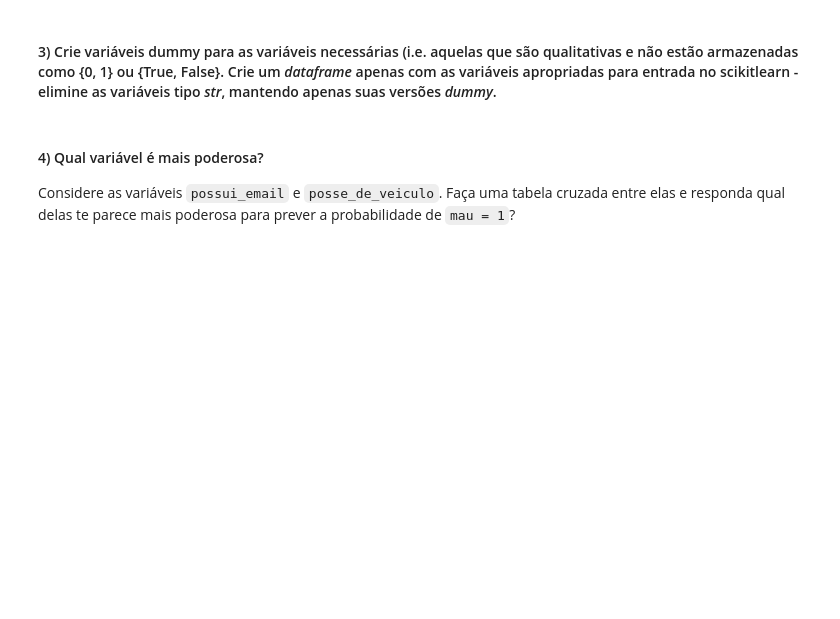
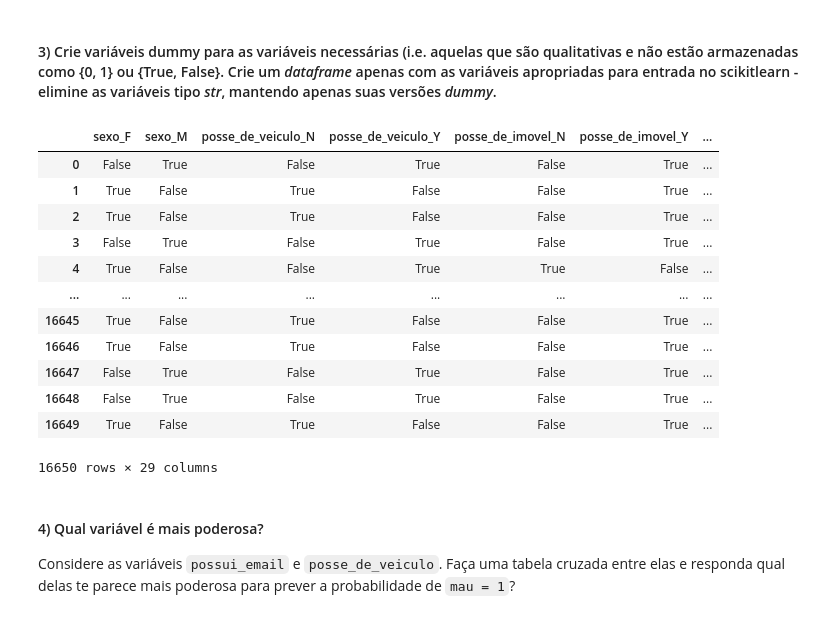
Before and after one commit to MacielGithub/Exercicios_EBAC, a Jupyter notebook: M7_E1.ipynb, the cells around one changed output. Drawn from its saved outputs; the diff is of its cells as text; code cells hidden in the pictures; blank space fills up the shorter version.

```diff
--- a/M7_E1.ipynb
+++ b/M7_E1.ipynb
@@ -70,6 +71,26 @@ df_variaveis
 | 15 | mau | bool | 2 |
 # %% [markdown]
 #### 3) Crie variáveis dummy para as variáveis necessárias (i.e. aquelas que são qualitativas e não estão armazenadas como {0, 1} ou {True, False}. Crie um *dataframe* apenas com as variáveis apropriadas para entrada no scikitlearn - elimine as variáveis tipo *str*, mantendo apenas suas versões *dummy*.
+# %%
+df_variaveis_drop = demo.drop(columns=['qtd_filhos', 'idade', 'tempo_emprego', 'possui_celular', 'possui_fone_comercial', 'possui_fone', 'possui_email','qt_pessoas_residencia'], inplace=False)
+
+df_variaveis_dummy = pd.get_dummies(df_variaveis_drop, columns=df_variaveis_drop.columns)
+
+df_variaveis_dummy
+# %% [output]
+|  | sexo_F | sexo_M | posse_de_veiculo_N | posse_de_veiculo_Y | posse_de_imovel_N | posse_de_imovel_Y | ... |
+| 0 | False | True | False | True | False | True | ... |
+| 1 | True | False | True | False | False | True | ... |
+| 2 | True | False | True | False | False | True | ... |
+| 3 | False | True | False | True | False | True | ... |
+| 4 | True | False | False | True | True | False | ... |
+| ... | ... | ... | ... | ... | ... | ... | ... |
+| 16645 | True | False | True | False | False | True | ... |
+| 16646 | True | False | True | False | False | True | ... |
+| 16647 | False | True | False | True | False | True | ... |
+| 16648 | False | True | False | True | False | True | ... |
+| 16649 | True | False | True | False | False | True | ... |
+16650 rows × 29 columns
 # %% [markdown]
 #### 4) Qual variável é mais poderosa?
 
```
Also changed, not shown: parts of 5 cells of this notebook, 1 other file.
